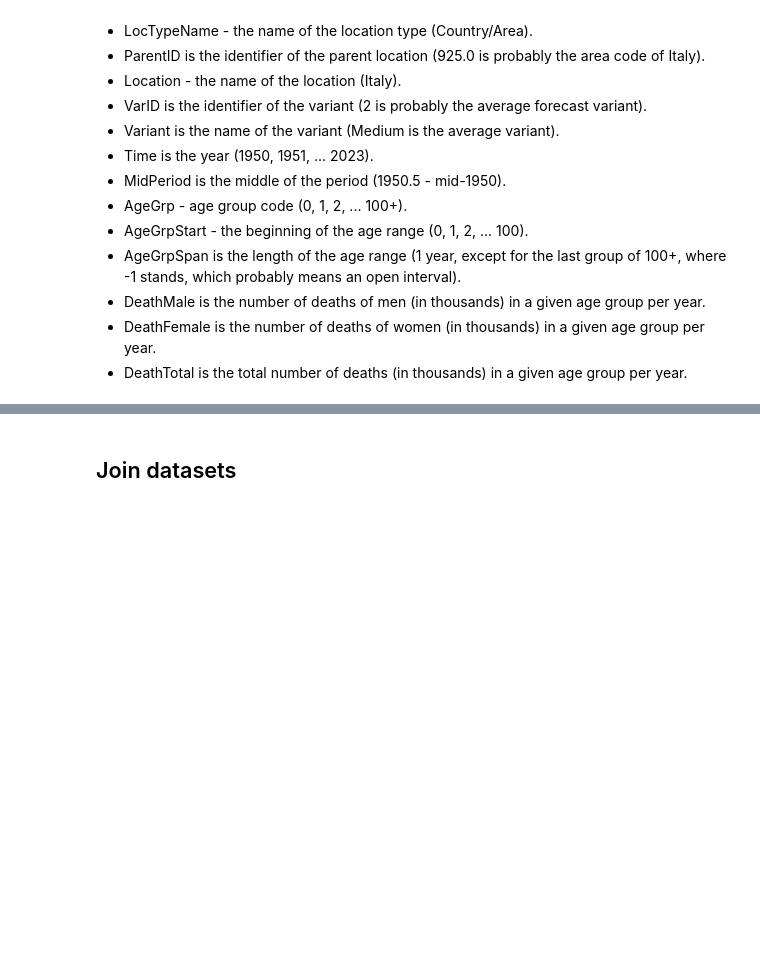
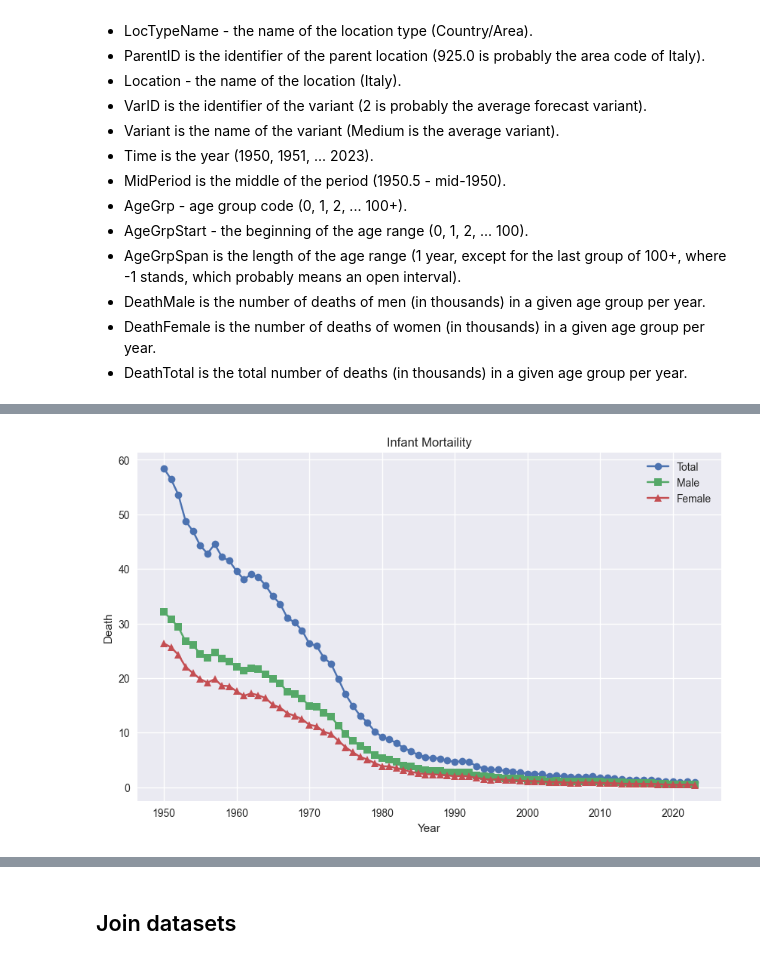
Before and after one commit to SergeevVladislav/HSE_PopDev_Mentors_Seminar_Python_Fall_2025, a Jupyter notebook: 02_sem/002_demographics_without_solutions.ipynb, the cells around one changed output, grey strips where cells are left out. Cells and saved outputs as stored; diff of their text form; code cells hidden in the pictures; blank space fills up the shorter version.

```diff
--- a/02_sem/002_demographics_without_solutions.ipynb
+++ b/02_sem/002_demographics_without_solutions.ipynb
@@ -322,17 +506,20 @@ plt.show()
 # %%
 # infant mortality (age = 0)
 # <YOUR CODE>
+infant_mortality = death_it[death_it["AgeGrpStart"] == 0][["Time", "DeathTotal", "DeathMale", "DeathFemale"]]
 
 plt.figure(figsize=(10, 6))
-# plt.plot(<YOUR CODE>, <YOUR CODE>, marker='o', label='Total')
-# plt.plot(<YOUR CODE>, <YOUR CODE>, marker='s', label='Male')
-# plt.plot(<YOUR CODE>, <YOUR CODE>, marker='^', label='Female')
+plt.plot(infant_mortality["Time"], infant_mortality["DeathTotal"], marker='o', label='Total')
+plt.plot(infant_mortality["Time"], infant_mortality["DeathMale"], marker='s', label='Male')
+plt.plot(infant_mortality["Time"], infant_mortality["DeathFemale"], marker='^', label='Female')
 plt.title('Infant Mortaility')
 plt.xlabel('Year')
 plt.ylabel('Death')
 plt.legend()
 plt.grid(True)
 plt.show()
+# %% [output]
+[figure, added]
 # %% [markdown]
 # Linear regression
 
```
Also changed, not shown: parts of 42 cells of this notebook, 2 other files.
